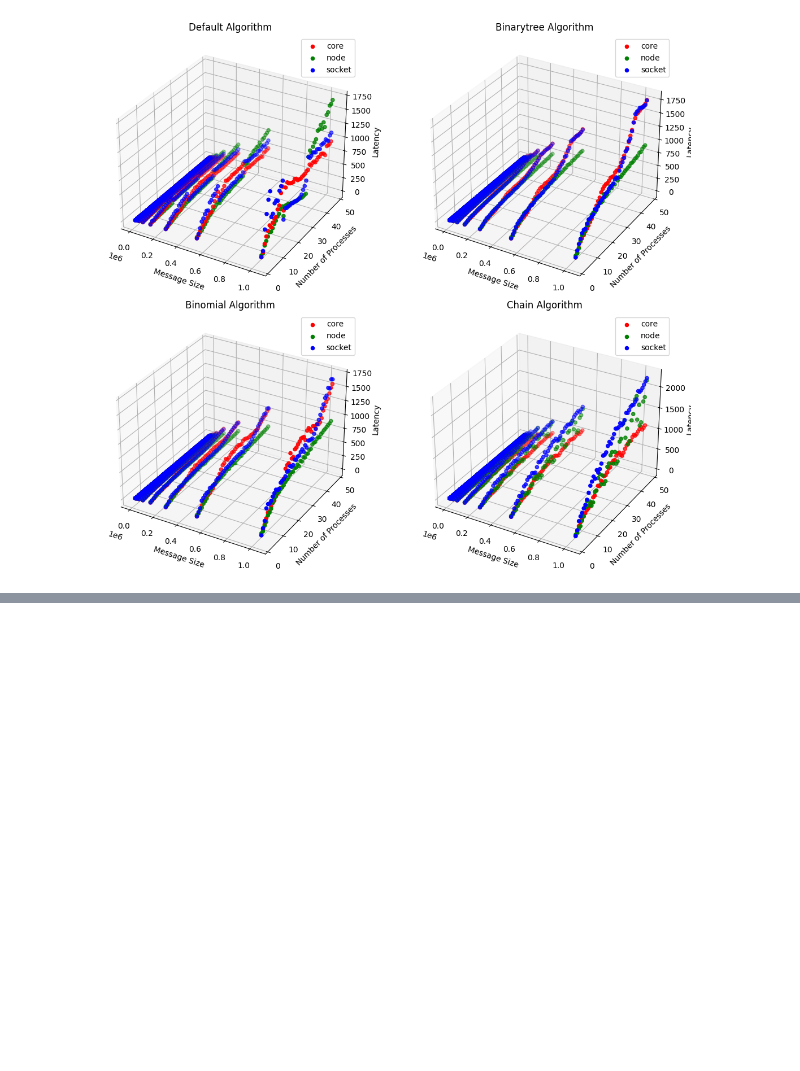
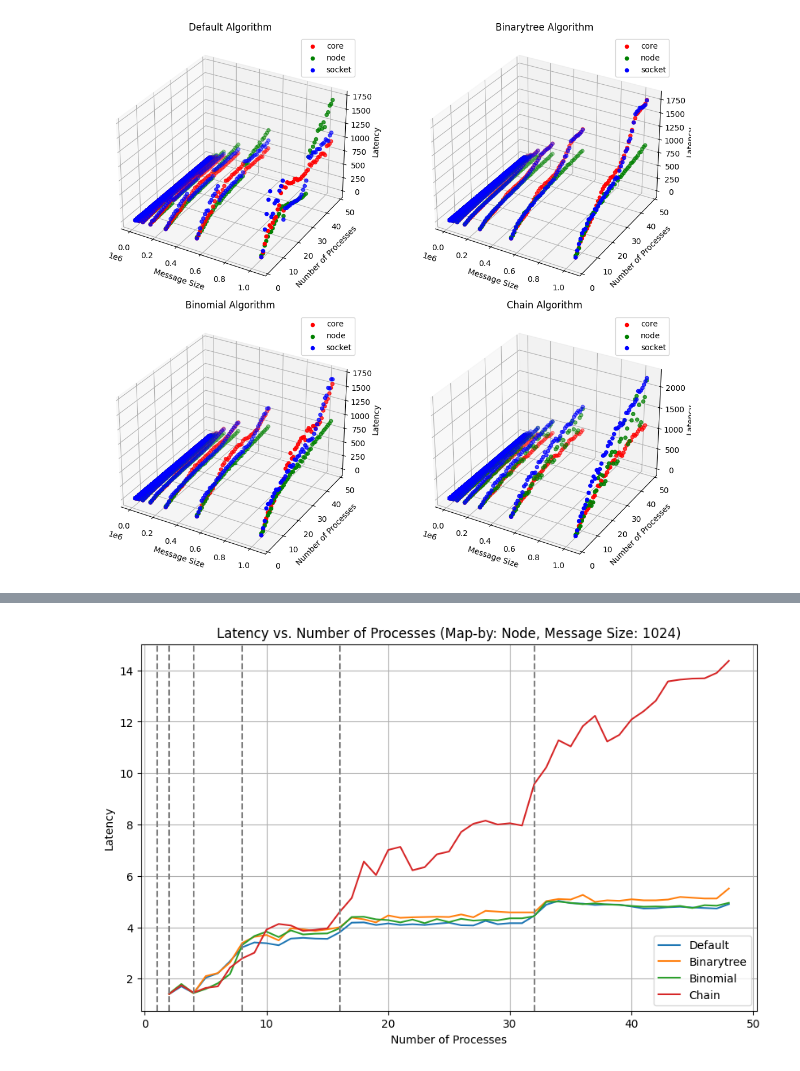
Before and after one commit to mzampar/High_Performance_Computing_2023, a Jupyter notebook: Excercise_1/bcast/results/bcast_analysis.ipynb, the cells around one changed output, grey strips where cells are left out. Drawn from its saved outputs; the diff is of its cells as text; code cells hidden in the pictures; blank space fills up the shorter version.

```diff
--- a/Excercise_1/bcast/results/bcast_analysis.ipynb
+++ b/Excercise_1/bcast/results/bcast_analysis.ipynb
@@ -123,0 +133,4 @@ plt.show()
+# %%
+plot_latency_vs_processes(algorithms, dfs, 'node', 1024)
+# %% [output]
+[figure, added]
```
Also changed, not shown: parts of 10 cells of this notebook, 10 other files.
